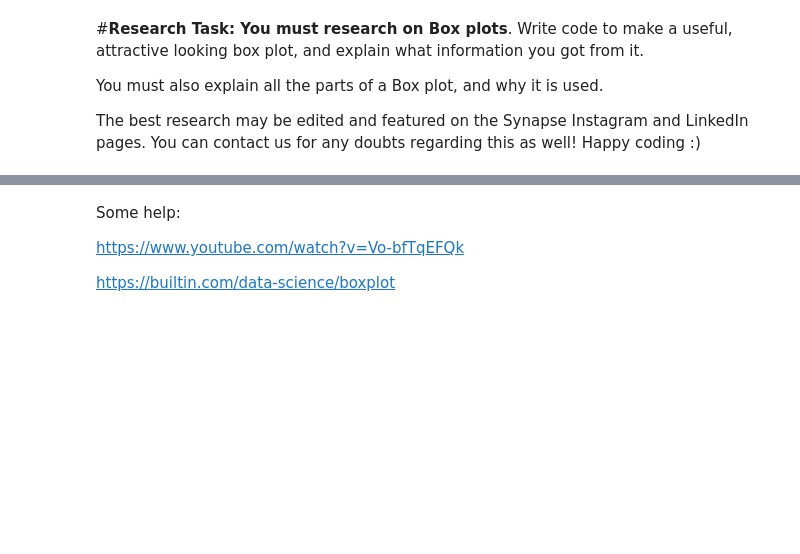
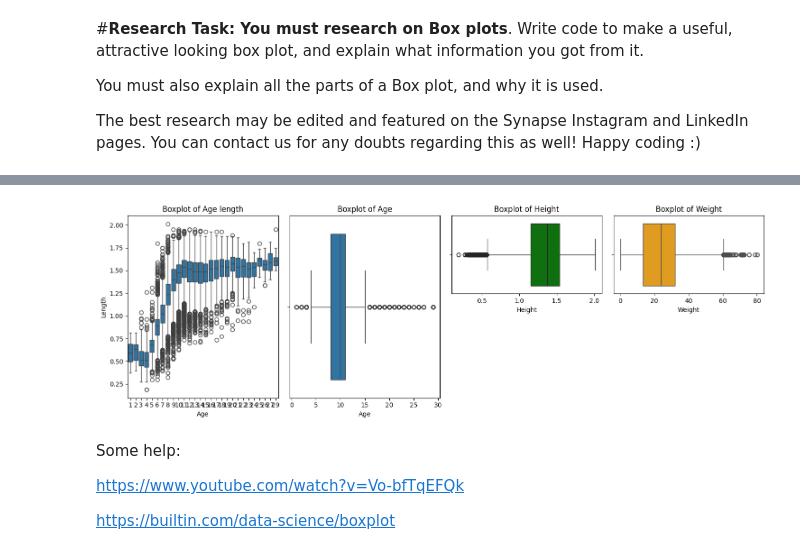
Before and after one commit to jeel-coder/Synapse_LP, a Jupyter notebook: Copy_of_SynapseLPWeekOne.ipynb, the cells around one changed output, grey strips where cells are left out. Drawn from its saved outputs; the diff is of its cells as text; code cells hidden in the pictures; blank space fills up the shorter version.

```diff
--- a/Copy_of_SynapseLPWeekOne.ipynb
+++ b/Copy_of_SynapseLPWeekOne.ipynb
@@ -1404,3 +1472,31 @@ The best research may be edited and featured on the Synapse Instagram and Linked
+# %%
+plt.figure(figsize=(15,5))
+
+plt.subplot(1, 4, 1)
+sns.boxplot(x='Age',y='Length', data=df)
+plt.title('Boxplot of Age length')
+plt.xlabel('Age')
+
+plt.subplot(1, 4, 2)
+sns.boxplot(x='Age', data=df)
+plt.title('Boxplot of Age')
+plt.xlabel('Age')
+
+
+plt.subplot(2, 4, 3)
+sns.boxplot(x='Length', data=df, color='Green')
+plt.title('Boxplot of Height')
+plt.xlabel('Height')
+
+plt.subplot(2, 4, 4)
+sns.boxplot(x='Weight', data=df, color='Orange')
+plt.title('Boxplot of Weight')
+plt.xlabel('Weight')
+
+plt.tight_layout()
+plt.show()
+# %% [output]
+[figure, added]
 # %% [markdown]
 Some help:
 
```
Also changed, not shown: parts of 24 cells of this notebook.
